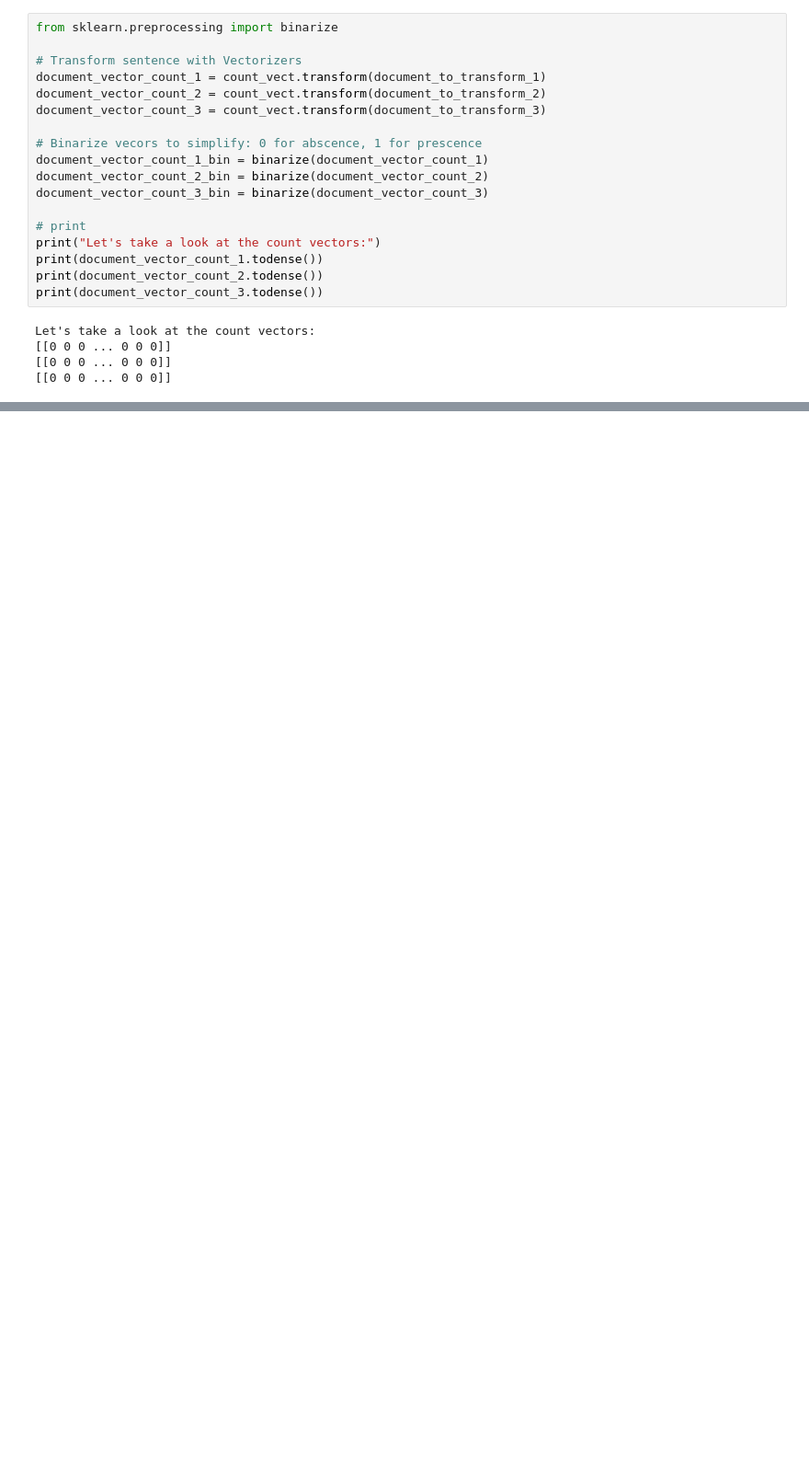
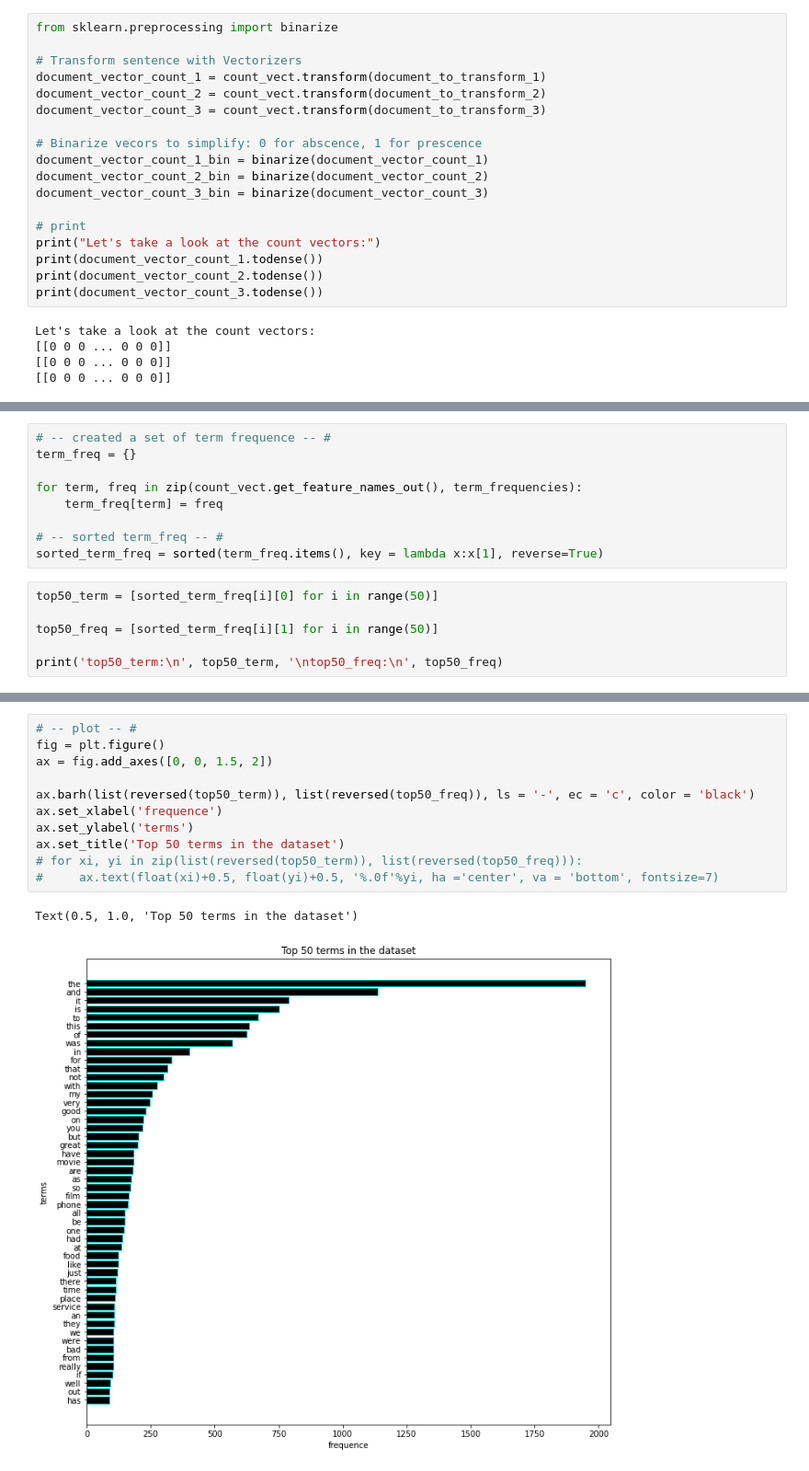
Before and after one commit to hsiaooo/DM2021-Lab1-Homework, a Jupyter notebook: DM2021-Lab1-Homework.ipynb, the cells around one changed output, grey strips where cells are left out. Shown: that part at 92% size. Saved outputs shown, nothing was run; the diff lists cells and outputs as text; blank space fills up the shorter version.

```diff
--- a/DM2021-Lab1-Homework.ipynb
+++ b/DM2021-Lab1-Homework.ipynb
@@ -772,0 +759,15 @@ Cosine Similarity using count bw 2 and 2: 1.000000
+# %%
+# -- created a set of term frequence -- #
+term_freq = {}
+
+for term, freq in zip(count_vect.get_feature_names_out(), term_frequencies):
+    term_freq[term] = freq
+
+# -- sorted term_freq -- #
+sorted_term_freq = sorted(term_freq.items(), key = lambda x:x[1], reverse=True)
+# %%
+top50_term = [sorted_term_freq[i][0] for i in range(50)]
+
+top50_freq = [sorted_term_freq[i][1] for i in range(50)]
+
+print('top50_term:\n', top50_term, '\ntop50_freq:\n', top50_freq)
@@ -772,0 +779,14 @@ Cosine Similarity using count bw 2 and 2: 1.000000
+# %%
+# -- plot -- #
+fig = plt.figure()
+ax = fig.add_axes([0, 0, 1.5, 2])
+
+ax.barh(list(reversed(top50_term)), list(reversed(top50_freq)), ls = '-', ec = 'c', color = 'black')
+ax.set_xlabel('frequence')
+ax.set_ylabel('terms')
+ax.set_title('Top 50 terms in the dataset')
+# for xi, yi in zip(list(reversed(top50_term)), list(reversed(top50_freq))):
+#     ax.text(float(xi)+0.5, float(yi)+0.5, '%.0f'%yi, ha ='center', va = 'bottom', fontsize=7)
+# %% [output]
+Text(0.5, 1.0, 'Top 50 terms in the dataset')
+[figure, added]
```
Also changed, not shown: parts of 45 cells of this notebook.
